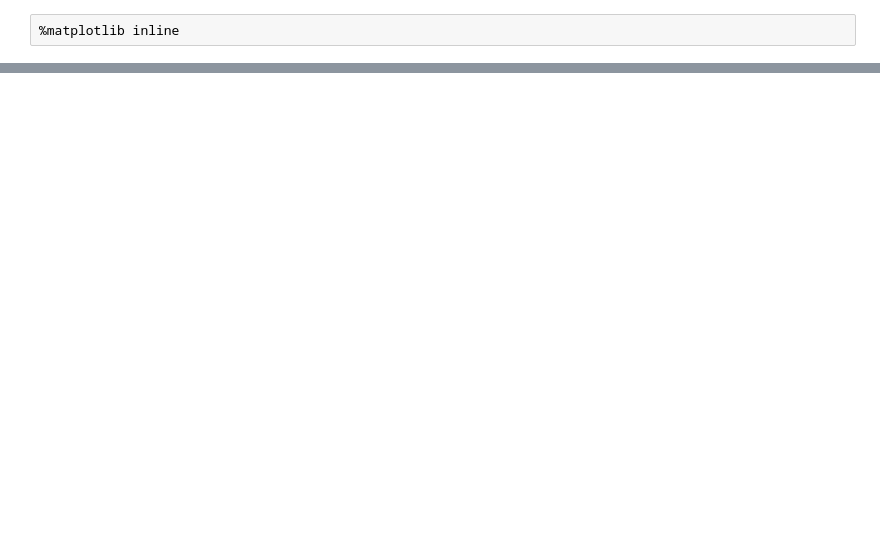
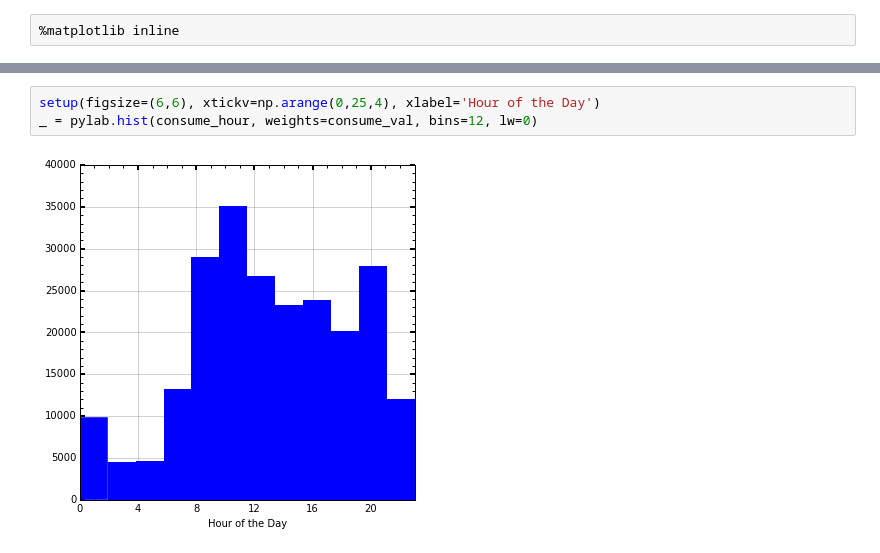
Before and after one commit to ajmendez/smartmeter, a Jupyter notebook: notebook/rtlamr.ipynb, the cells around one changed output, grey strips where cells are left out. Drawn from its saved outputs; the diff is of its cells as text; blank space fills up the shorter version.

```diff
--- a/notebook/rtlamr.ipynb
+++ b/notebook/rtlamr.ipynb
@@ -65,0 +117,5 @@ pylab.tight_layout()
+# %%
+setup(figsize=(6,6), xtickv=np.arange(0,25,4), xlabel='Hour of the Day')
+_ = pylab.hist(consume_hour, weights=consume_val, bins=12, lw=0)
+# %% [output]
+[figure, added]
```
Also changed, not shown: parts of 12 cells of this notebook.
